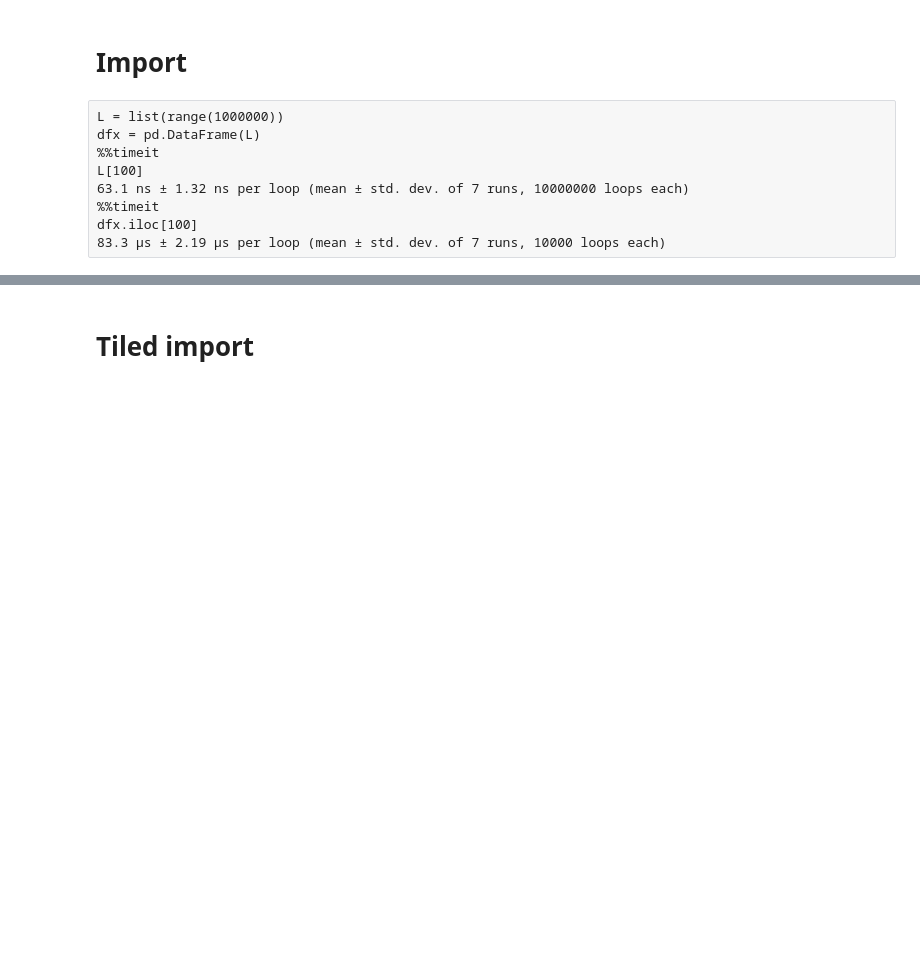
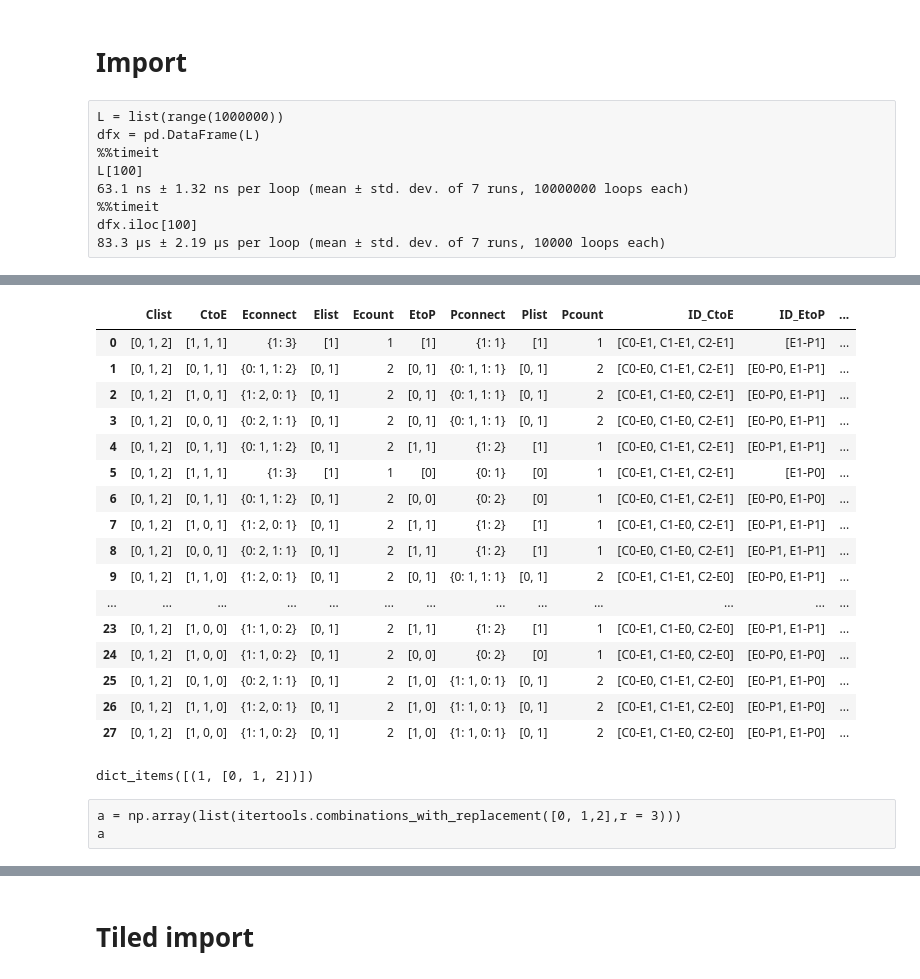
Before and after one commit to egos/valeo, a Jupyter notebook: NoteBook_GA_VALEO.ipynb, the cells around one changed output, grey strips where cells are left out. Drawn from its saved outputs; the diff is of its cells as text; code cells hidden in the pictures; blank space fills up the shorter version.

```diff
--- a/NoteBook_GA_VALEO.ipynb
+++ b/NoteBook_GA_VALEO.ipynb
@@ -49,0 +212,4 @@ time.ctime()
+# %%
+%%time
+data, dfs, dfline , df1 = load_data_brut(500)
+df1.shape
@@ -49,0 +219,41 @@ time.ctime()
+# %%
+df1
+# %% [output]
+|  | Clist | CtoE | Econnect | Elist | Ecount | EtoP | Pconnect | Plist | Pcount | ID_CtoE | ID_EtoP | ... |
+| 0 | [0, 1, 2] | [1, 1, 1] | {1: 3} | [1] | 1 | [1] | {1: 1} | [1] | 1 | [C0-E1, C1-E1, C2-E1] | [E1-P1] | ... |
+| 1 | [0, 1, 2] | [0, 1, 1] | {0: 1, 1: 2} | [0, 1] | 2 | [0, 1] | {0: 1, 1: 1} | [0, 1] | 2 | [C0-E0, C1-E1, C2-E1] | [E0-P0, E1-P1] | ... |
+| 2 | [0, 1, 2] | [1, 0, 1] | {1: 2, 0: 1} | [0, 1] | 2 | [0, 1] | {0: 1, 1: 1} | [0, 1] | 2 | [C0-E1, C1-E0, C2-E1] | [E0-P0, E1-P1] | ... |
+| 3 | [0, 1, 2] | [0, 0, 1] | {0: 2, 1: 1} | [0, 1] | 2 | [0, 1] | {0: 1, 1: 1} | [0, 1] | 2 | [C0-E0, C1-E0, C2-E1] | [E0-P0, E1-P1] | ... |
+| 4 | [0, 1, 2] | [0, 1, 1] | {0: 1, 1: 2} | [0, 1] | 2 | [1, 1] | {1: 2} | [1] | 1 | [C0-E0, C1-E1, C2-E1] | [E0-P1, E1-P1] | ... |
+| 5 | [0, 1, 2] | [1, 1, 1] | {1: 3} | [1] | 1 | [0] | {0: 1} | [0] | 1 | [C0-E1, C1-E1, C2-E1] | [E1-P0] | ... |
+| 6 | [0, 1, 2] | [0, 1, 1] | {0: 1, 1: 2} | [0, 1] | 2 | [0, 0] | {0: 2} | [0] | 1 | [C0-E0, C1-E1, C2-E1] | [E0-P0, E1-P0] | ... |
+| 7 | [0, 1, 2] | [1, 0, 1] | {1: 2, 0: 1} | [0, 1] | 2 | [1, 1] | {1: 2} | [1] | 1 | [C0-E1, C1-E0, C2-E1] | [E0-P1, E1-P1] | ... |
+| 8 | [0, 1, 2] | [0, 0, 1] | {0: 2, 1: 1} | [0, 1] | 2 | [1, 1] | {1: 2} | [1] | 1 | [C0-E0, C1-E0, C2-E1] | [E0-P1, E1-P1] | ... |
+| 9 | [0, 1, 2] | [1, 1, 0] | {1: 2, 0: 1} | [0, 1] | 2 | [0, 1] | {0: 1, 1: 1} | [0, 1] | 2 | [C0-E1, C1-E1, C2-E0] | [E0-P0, E1-P1] | ... |
+| ... | ... | ... | ... | ... | ... | ... | ... | ... | ... | ... | ... | ... |
+| 23 | [0, 1, 2] | [1, 0, 0] | {1: 1, 0: 2} | [0, 1] | 2 | [1, 1] | {1: 2} | [1] | 1 | [C0-E1, C1-E0, C2-E0] | [E0-P1, E1-P1] | ... |
+| 24 | [0, 1, 2] | [1, 0, 0] | {1: 1, 0: 2} | [0, 1] | 2 | [0, 0] | {0: 2} | [0] | 1 | [C0-E1, C1-E0, C2-E0] | [E0-P0, E1-P0] | ... |
+| 25 | [0, 1, 2] | [0, 1, 0] | {0: 2, 1: 1} | [0, 1] | 2 | [1, 0] | {1: 1, 0: 1} | [0, 1] | 2 | [C0-E0, C1-E1, C2-E0] | [E0-P1, E1-P0] | ... |
+| 26 | [0, 1, 2] | [1, 1, 0] | {1: 2, 0: 1} | [0, 1] | 2 | [1, 0] | {1: 1, 0: 1} | [0, 1] | 2 | [C0-E1, C1-E1, C2-E0] | [E0-P1, E1-P0] | ... |
+| 27 | [0, 1, 2] | [1, 0, 0] | {1: 1, 0: 2} | [0, 1] | 2 | [1, 0] | {1: 1, 0: 1} | [0, 1] | 2 | [C0-E1, C1-E0, C2-E0] | [E0-P1, E1-P0] | ... |
+# %%
+index = 0
+row = df1.loc[index]
+
+D = dfs.Class.value_counts().to_dict()
+Clist = list(range(D['C']))
+CtoE = row.CtoE
+Econnect = row.Econnect
+ID_CtoE = ['C{}-E{}'.format(i, CtoE[i]) for i in Clist]
+#     ID_CtoE
+
+d = collections.defaultdict(list)
+for i in Clist:
+    c = CtoE[i]
+    d[c].append(i)
+d.items()
+# %% [output]
+dict_items([(1, [0, 1, 2])])
+# %% [raw]
+a = np.array(list(itertools.combinations_with_replacement([0, 1,2],r = 3)))
+a
```
Also changed, not shown: parts of 64 cells of this notebook, 5 other files.
